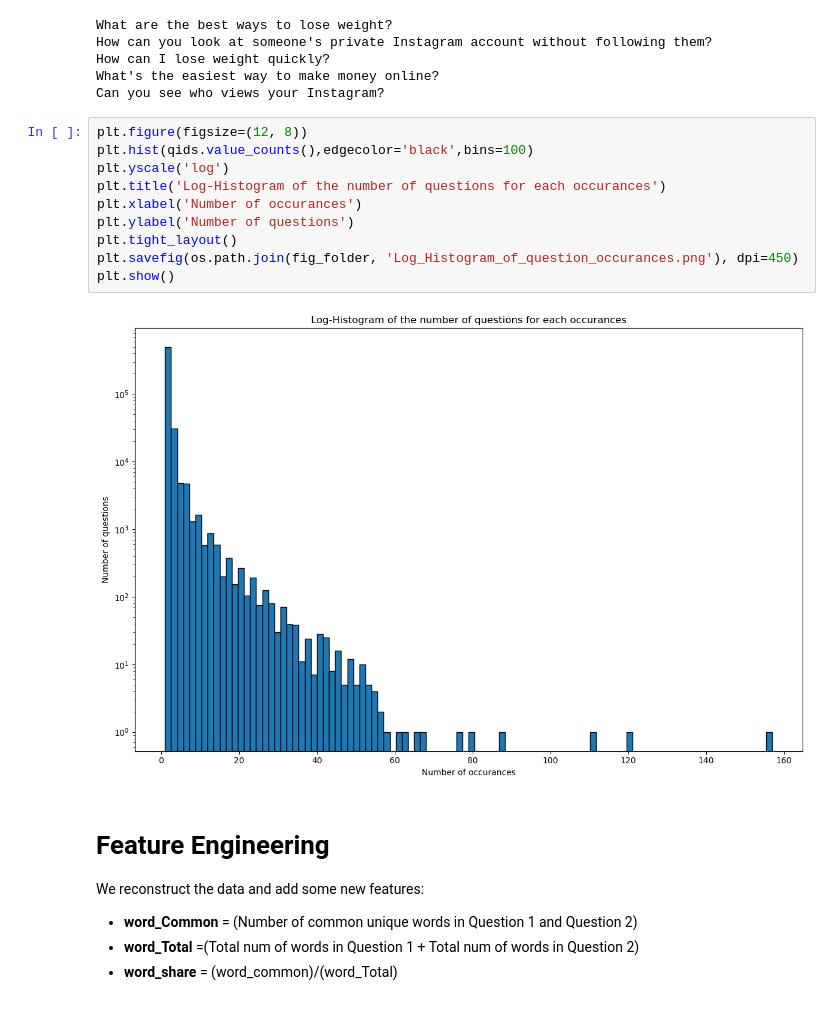
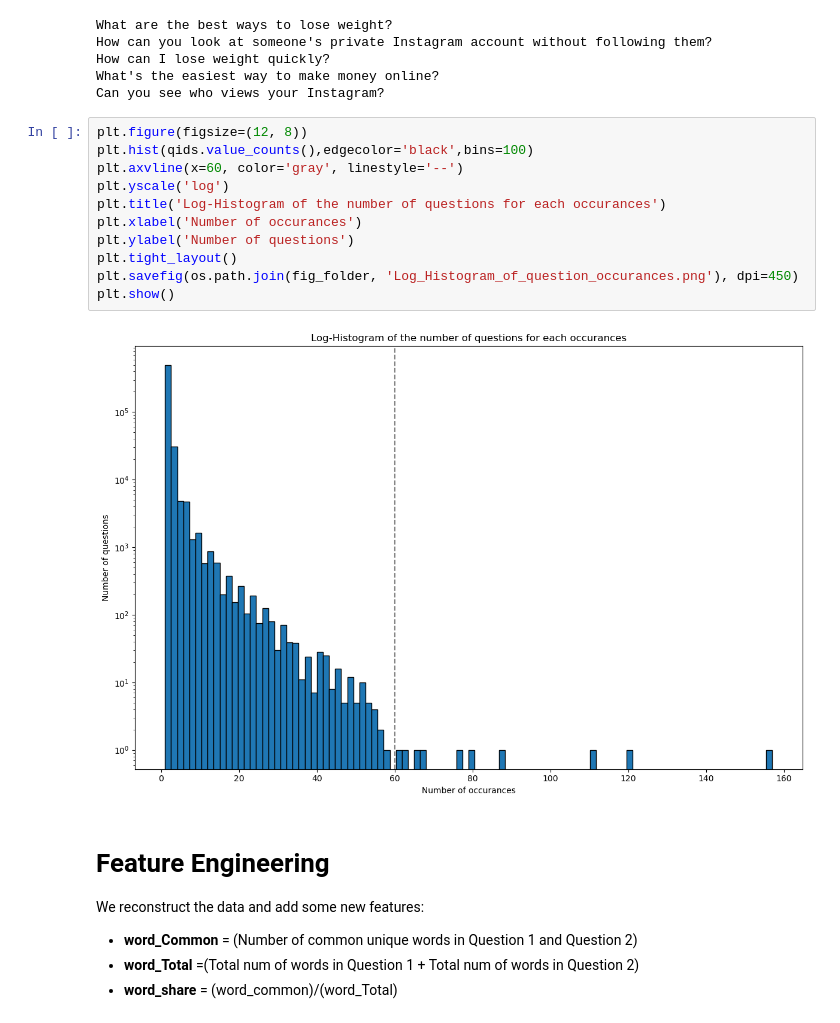
Before and after one commit to Vinnieassaulter/DataAnalytics, a Jupyter notebook: Quora-question-pair-similarity/data_description.ipynb, the cells around one changed output. Drawn from its saved outputs; the diff is of its cells as text.

```diff
--- a/Quora-question-pair-similarity/data_description.ipynb
+++ b/Quora-question-pair-similarity/data_description.ipynb
@@ -126,15 +127,16 @@ Can you see who views your Instagram?
 # %%
 plt.figure(figsize=(12, 8))
 plt.hist(qids.value_counts(),edgecolor='black',bins=100)
+plt.axvline(x=60, color='gray', linestyle='--')
 plt.yscale('log')
 plt.title('Log-Histogram of the number of questions for each occurances')
 plt.xlabel('Number of occurances')
 plt.ylabel('Number of questions')
 plt.tight_layout()
 plt.savefig(os.path.join(fig_folder, 'Log_Histogram_of_question_occurances.png'), dpi=450)
 plt.show()
 # %% [output]
-[figure, old version]
+[figure, new version]
 # %% [markdown]
 # Feature Engineering
 
```
Also changed, not shown: parts of 13 cells of this notebook, 4 other files.
